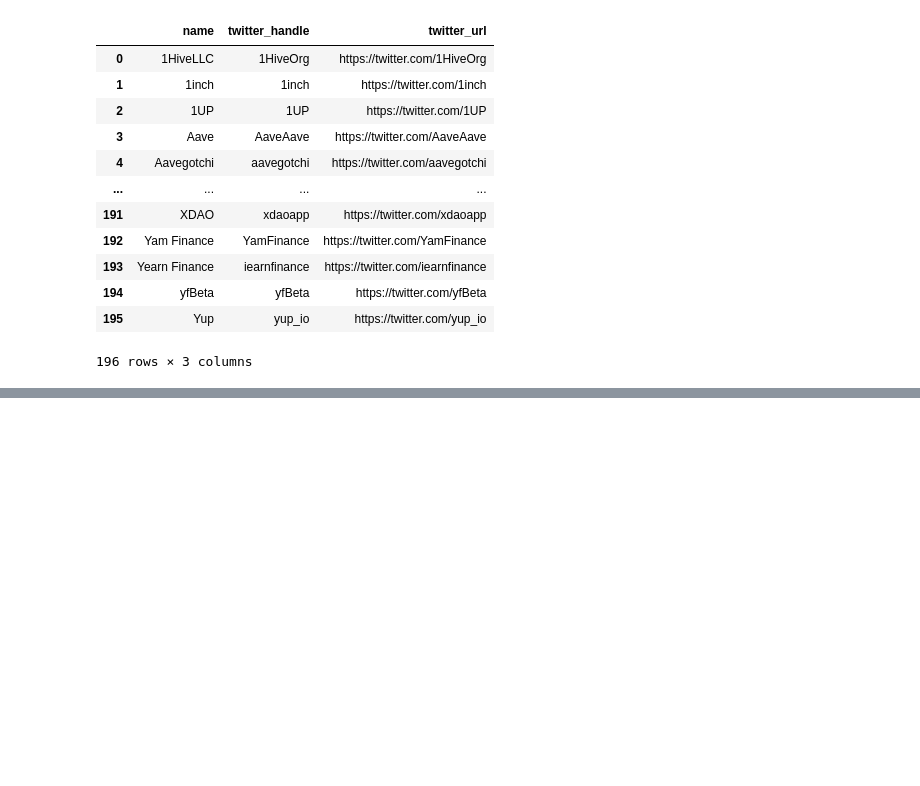
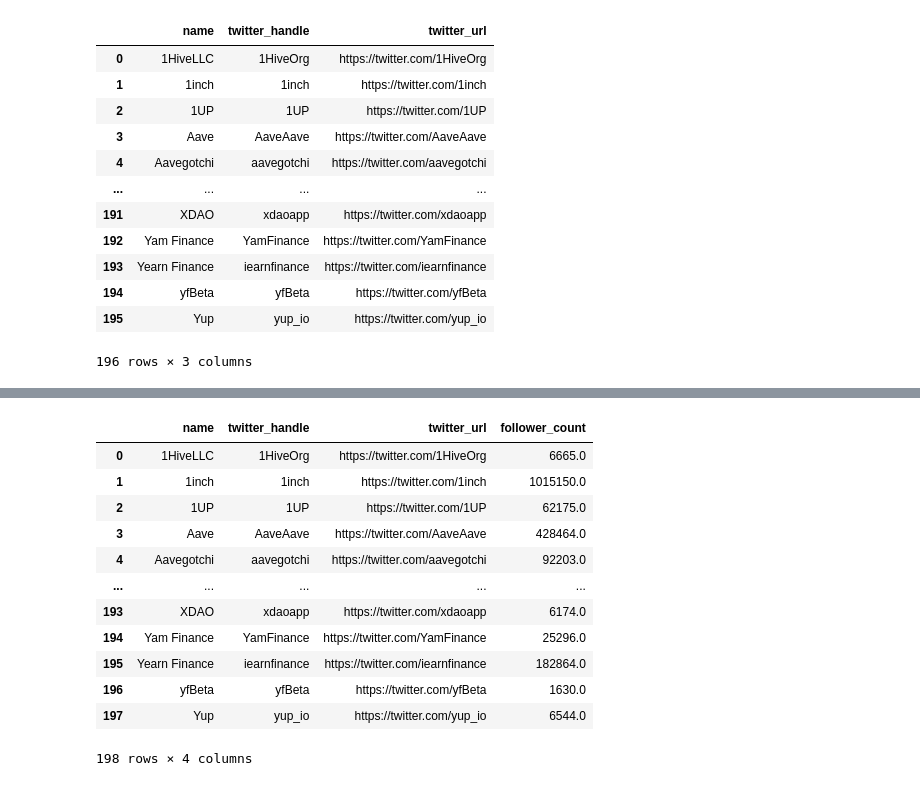
Before and after one commit to notchia/daochem-prototype, a Jupyter notebook: code/4_twitter_cleaning_eda.ipynb, the cells around one changed output, grey strips where cells are left out. Cells and saved outputs as stored; diff of their text form; code cells hidden in the pictures; blank space fills up the shorter version.

```diff
--- a/code/4_twitter_cleaning_eda.ipynb
+++ b/code/4_twitter_cleaning_eda.ipynb
@@ -184,0 +137,2 @@ vote
+# %%
+twitter_merge = pd.merge(twitter_handles, followers,  how='left', left_on='twitter_handle', right_on = 'screen_name')
@@ -184,0 +141,16 @@ vote
+# %%
+twitter_merge
+# %% [output]
+|  | name | twitter_handle | twitter_url | follower_count |
+| 0 | 1HiveLLC | 1HiveOrg | https://twitter.com/1HiveOrg | 6665.0 |
+| 1 | 1inch | 1inch | https://twitter.com/1inch | 1015150.0 |
+| 2 | 1UP | 1UP | https://twitter.com/1UP | 62175.0 |
+| 3 | Aave | AaveAave | https://twitter.com/AaveAave | 428464.0 |
+| 4 | Aavegotchi | aavegotchi | https://twitter.com/aavegotchi | 92203.0 |
+| ... | ... | ... | ... | ... |
+| 193 | XDAO | xdaoapp | https://twitter.com/xdaoapp | 6174.0 |
+| 194 | Yam Finance | YamFinance | https://twitter.com/YamFinance | 25296.0 |
+| 195 | Yearn Finance | iearnfinance | https://twitter.com/iearnfinance | 182864.0 |
+| 196 | yfBeta | yfBeta | https://twitter.com/yfBeta | 1630.0 |
+| 197 | Yup | yup_io | https://twitter.com/yup_io | 6544.0 |
+198 rows × 4 columns
```
Also changed, not shown: parts of 14 cells of this notebook, 1 other file.
